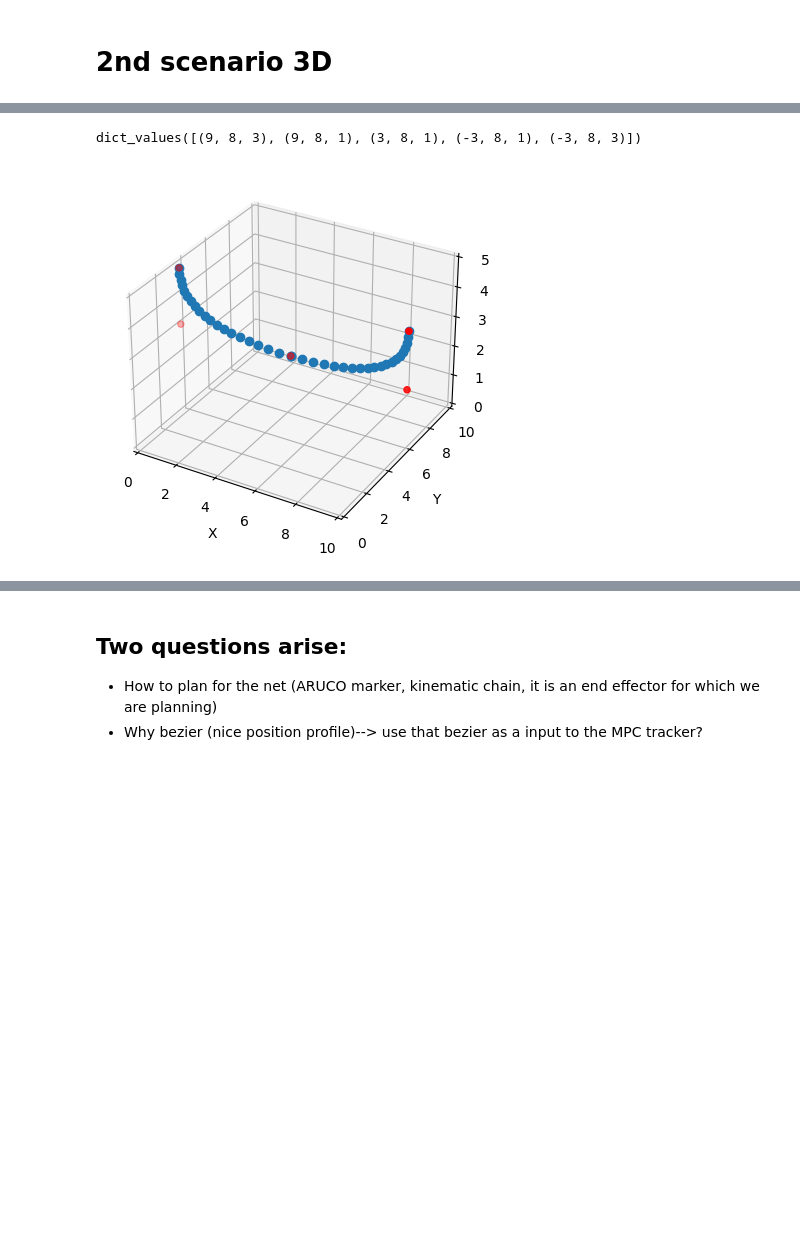
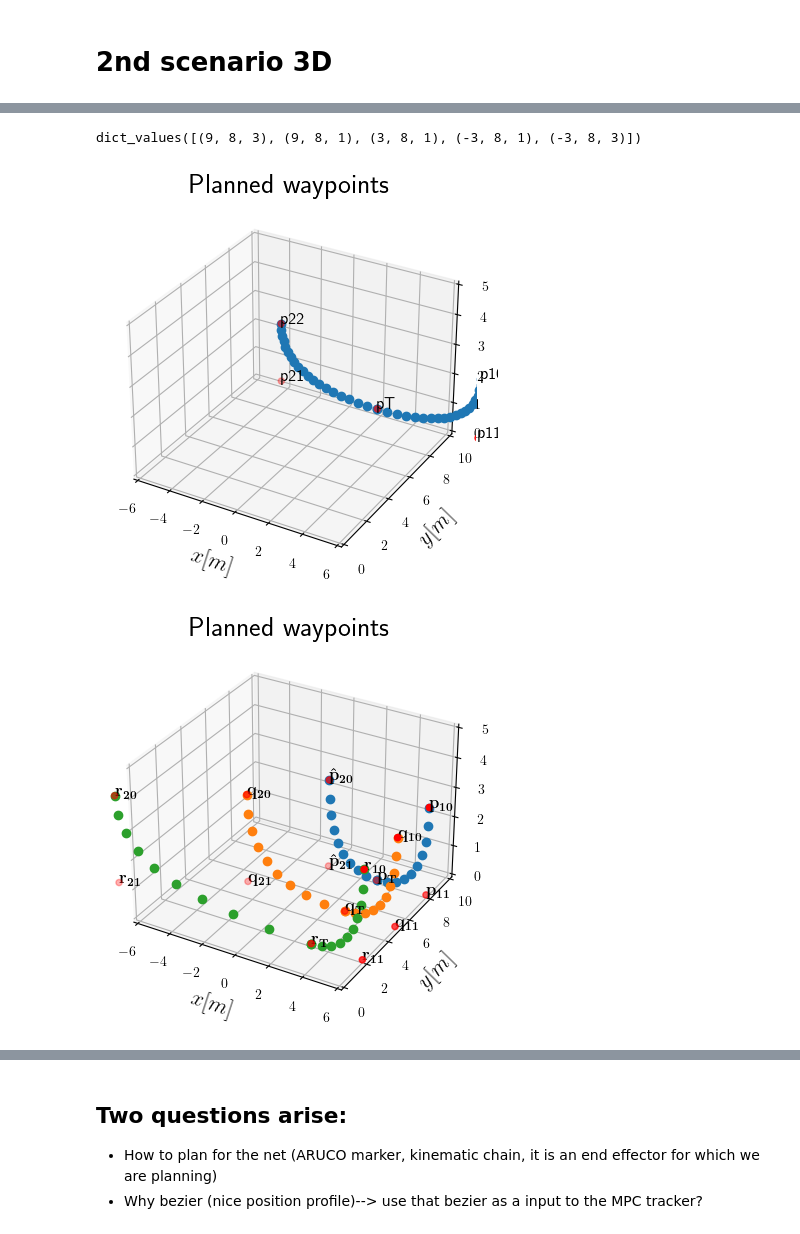
Before and after one commit to fzoric8/ros_utils, a Jupyter notebook: play/BezierLitterPickup.ipynb, the cells around one changed output, grey strips where cells are left out. Drawn from its saved outputs; the diff is of its cells as text; code cells hidden in the pictures; blank space fills up the shorter version.

```diff
--- a/play/BezierLitterPickup.ipynb
+++ b/play/BezierLitterPickup.ipynb
@@ -178,21 +190,64 @@ dict_values([(9, 8, 3), (9, 8, 1), (3, 8, 1)])
-# %%
-pts_ = {"uav": (9, 8, 3),
-        "cp": (9, 8, 1),
-       "goal": (3, 8, 1),
-       "cp1": (-3, 8, 1),
-       "uav1": (-3, 8, 3)}
-
-print(pts_.values())
-
-fig0, ax0 = plot_points_3d(pts_)
-Bquad1 = create_quadratic_bezier_curve( pts_["uav"], pts_["cp"], pts_["goal"], dt=0.05)
-Bquad2 = create_quadratic_bezier_curve( pts_["goal"], pts_["cp1"], pts_["uav1"], dt=0.05)
-
-Bcomplete = np.vstack((Bquad1, Bquad2))
-fig0, ax0 = plot_curve(Bcomplete, fig0, ax0)
-# %% [output]
-dict_values([(9, 8, 3), (9, 8, 1), (3, 8, 1), (-3, 8, 1), (-3, 8, 3)])
-[figure, removed]
+# %%
+pts_ = {"uav": (9, 8, 3),
+        "cp": (9, 8, 1),
+       "goal": (3, 8, 1),
+       "cp1": (-3, 8, 1),
+       "uav1": (-3, 8, 3)}
+
+print(pts_.values())
+
+fig0, ax0 = plot_points_3d(pts_, "$$\alpha=1$$", labels=['p10', 'p11', 'pT', 'p21', 'p22'])
+Bquad1 = create_quadratic_bezier_curve( pts_["uav"], pts_["cp"], pts_["goal"], dt=0.05)
+Bquad2 = create_quadratic_bezier_curve( pts_["goal"], pts_["cp1"], pts_["uav1"], dt=0.05)
+
+Bcomplete = np.vstack((Bquad1, Bquad2))
+fig0, ax0 = plot_curve(Bcomplete, fig0, ax0)
+
+
+pts_ = {"uav": (6, 8, 3),
+        "cp": (6, 8, 0),
+       "goal": (3, 8, 0),
+       "cp1": (0, 8, 0),
+       "uav1": (0, 8, 3)}
+
+pts2_ = {"uav": (6, 5, 3),
+        "cp": (6, 5, 0),
+       "goal": (3, 5, 0),
+       "cp1": (-3, 5, 0),
+       "uav1": (-3, 5, 3)}
+
+pts3_ = {"uav": (6, 2, 3),
+        "cp": (6, 2, 0),
+       "goal": (3, 2, 0),
+       "cp1": (-9, 2, 0),
+       "uav1": (-9, 2, 3)}
+
+fig0, ax0 = plot_points_3d(pts_, "$$\alpha =1 $$", labels=[r'$\mathbf{p_{10}}$', r'$\mathbf{p_{11}}$', r'$\mathbf{p_{T}}$', r'$\mathbf{\hat{p}_{21}}$', r'$\mathbf{\hat{p}_{20}}$'])
+Bquad1 = create_quadratic_bezier_curve( pts_["uav"], pts_["cp"], pts_["goal"], dt=0.1)
+Bquad2 = create_quadratic_bezier_curve( pts_["goal"], pts_["cp1"], pts_["uav1"], dt=0.1)
+Bquad3 = create_quadratic_bezier_curve( pts2_["uav"], pts2_["cp"], pts2_["goal"], dt=0.1)
+Bquad4 = create_quadratic_bezier_curve( pts2_["goal"], pts2_["cp1"], pts2_["uav1"], dt=0.1)
+Bquad5 = create_quadratic_bezier_curve( pts3_["uav"], pts3_["cp"], pts3_['goal'], dt=0.1)
+Bquad6 = create_quadratic_bezier_curve( pts3_["goal"], pts3_["cp1"], pts3_['uav1'], dt=0.1)
+
+# Stack Beziers
+Bcomplete1 = np.vstack((Bquad1, Bquad2))
+Bcomplete2 = np.vstack((Bquad3, Bquad4))
+Bcomplete3 = np.vstack((Bquad5, Bquad6))
+
+# Stack graphs
+fig0, ax0 = plot_curve(Bcomplete1, fig0, ax0)
+fig0, ax0 = plot_points_3d(pts2_, "$$\alpha = 2$$", labels=[r'$\mathbf{q_{10}}$', r'$\mathbf{q_{11}}$', r'$\mathbf{q_{T}}$', r'$\mathbf{q_{21}}$', r'$\mathbf{q_{20}}$'], fig_=fig0, ax_=ax0)
+fig0, ax0 = plot_curve(Bcomplete2, fig0, ax0)
+fig0, ax0 = plot_points_3d(pts3_, "$$\alpha = 3$$", labels=[r'$\mathbf{r_{10}}$', r'$\mathbf{r_{11}}$', r'$\mathbf{r_{T}}$', r'$\mathbf{r_{21}}$', r'$\mathbf{r_{20}}$'], fig_=fig0, ax_=ax0)
+fig0, ax0 = plot_curve(Bcomplete3, fig0, ax0)
+#fig0.legend()
+#fig0.show()
+fig0.savefig('BezierPrototype.png')
+# %% [output]
+dict_values([(9, 8, 3), (9, 8, 1), (3, 8, 1), (-3, 8, 1), (-3, 8, 3)])
+[figure, added]
+[figure, added]
 # %%
 pts_ = {"uav": (9, 8, 3),
         "cp": (9, 8, 1),
```
Also changed, not shown: parts of 14 cells of this notebook, 1 other file.
